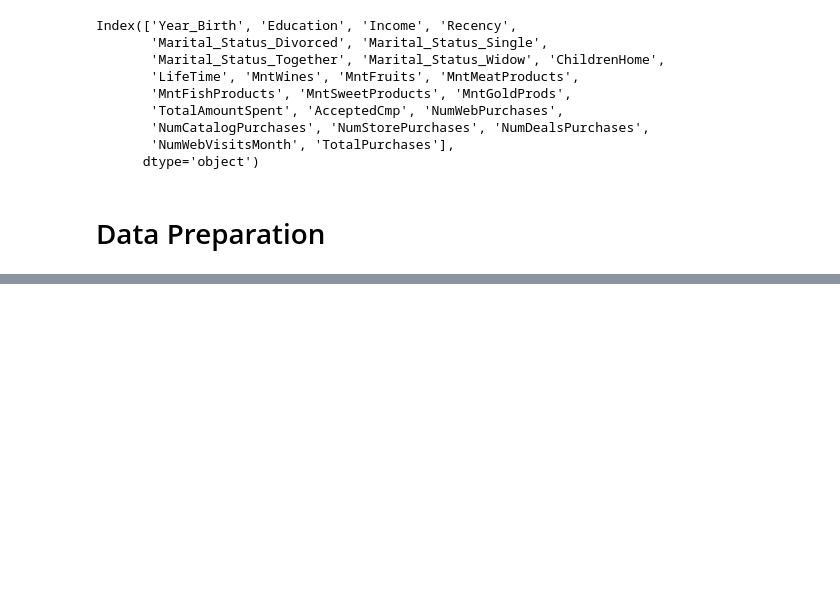
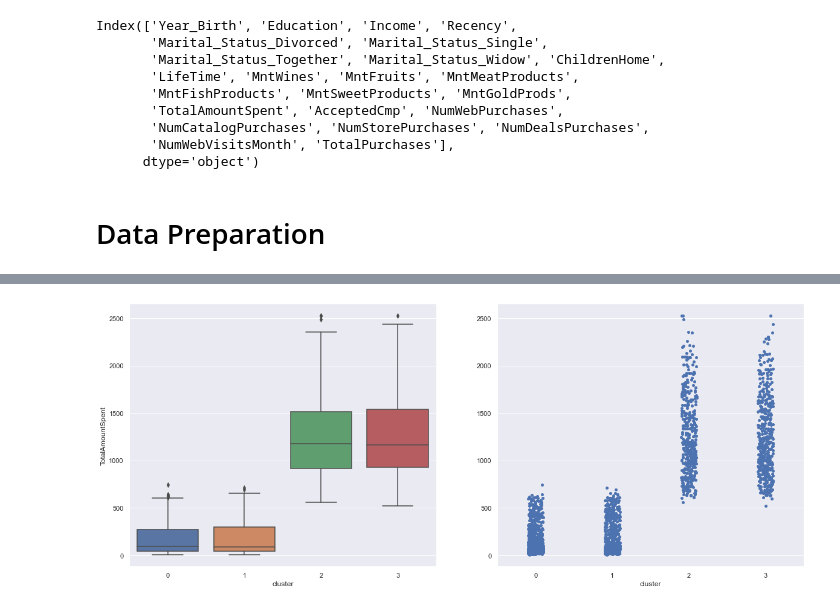
Before and after one commit to deborabmfreitas/projeto-clientes-clusterizacao, a Jupyter notebook: clustering-project.ipynb, the cells around one changed output, grey strips where cells are left out. Drawn from its saved outputs; the diff is of its cells as text; code cells hidden in the pictures; blank space fills up the shorter version.

```diff
--- a/clustering-project.ipynb
+++ b/clustering-project.ipynb
@@ -702,0 +782,10 @@ Index(['Year_Birth', 'Education', 'Income', 'Recency',
+# %%
+scaled_df[['TotalAmountSpent']] = 8 * scaled_df[['TotalAmountSpent']]
+scaled_df[['TotalPurchases']] = 6 * scaled_df[['TotalPurchases']]
+scaled_df[['Recency']] = 4 * scaled_df[['Recency']]
+scaled_df[['NumWebVisitsMonth']] = 4 * scaled_df[['NumWebVisitsMonth']]
+scaled_df[['Income']] = 4 * scaled_df[['Income']]
+scaled_df[['LifeTime']] = 4 * scaled_df[['LifeTime']]
+scaled_df[['Year_Birth']] = 2 * scaled_df[['Year_Birth']]
+scaled_df[['ChildrenHome']] = 2 * scaled_df[['ChildrenHome']]
+scaled_df[['Education']] = 2 * scaled_df[['Education']]
@@ -702,0 +806,6 @@ Index(['Year_Birth', 'Education', 'Income', 'Recency',
+# %%
+Model = KMeans(n_clusters=4,random_state=42)
+# %%
+clusters = Model.fit_predict(scaled_df)
+# %%
+df_final['cluster'] = clusters
@@ -702,0 +834,12 @@ Index(['Year_Birth', 'Education', 'Income', 'Recency',
+# %%
+fig = plt.figure(figsize=(20,8))
+gs = GridSpec(1,2)
+sns.boxplot(x='cluster', y='TotalAmountSpent', data=df_final, ax=fig.add_subplot(gs[0,0]))
+plt.ylabel('TotalAmountSpent')
+plt.xlabel('cluster')
+sns.stripplot(x='cluster', y='TotalAmountSpent', data=df_final, ax=fig.add_subplot(gs[0,1]))
+plt.ylabel(None)
+plt.xlabel('cluster')
+plt.show()
+# %% [output]
+[figure, added]
```
Also changed, not shown: parts of 53 cells of this notebook.
